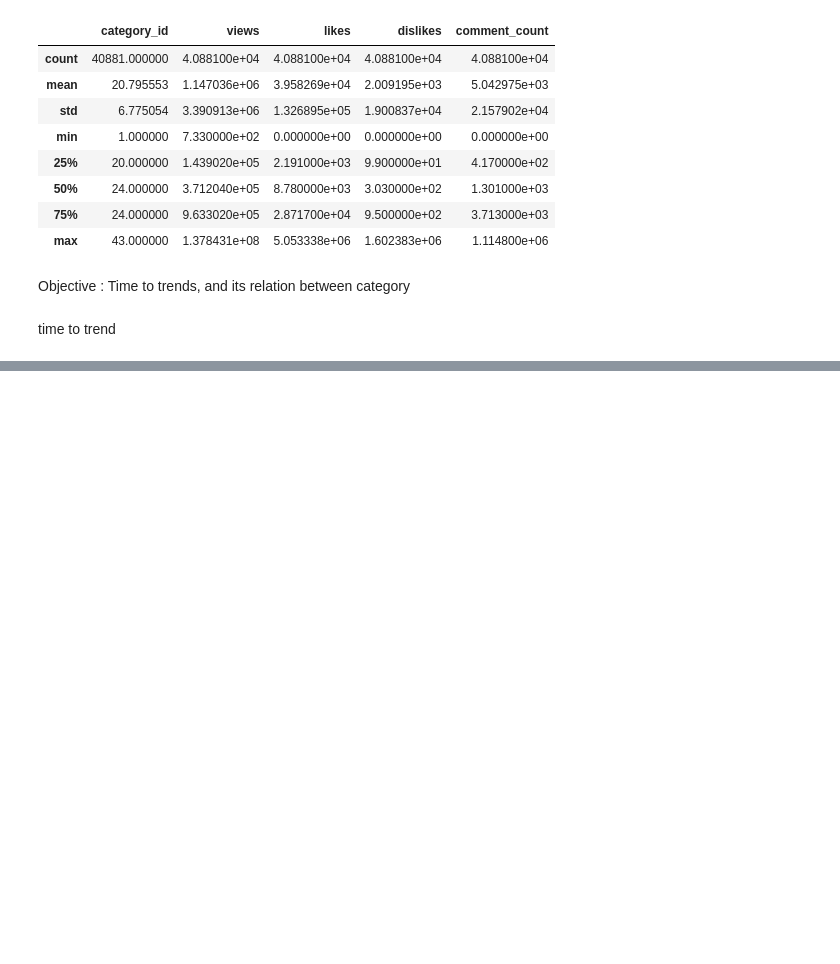
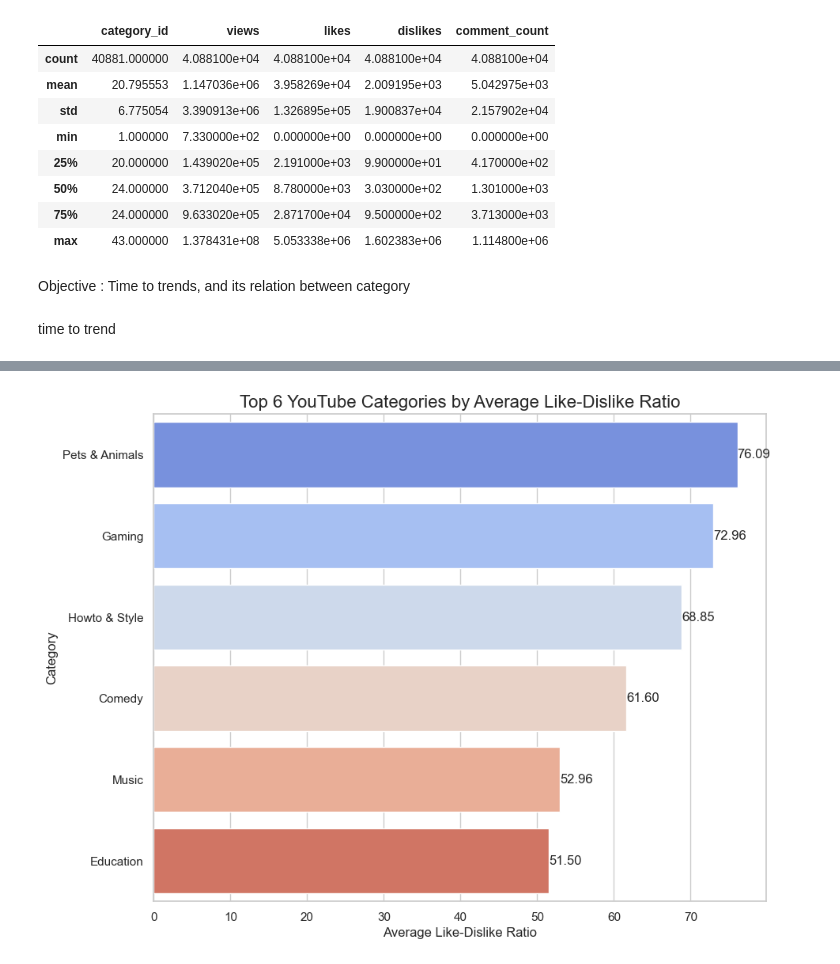
Before and after one commit to aishpatil655/Trending_youtube_Video, a Jupyter notebook: Factor Affecting youtube Videos.ipynb, the cells around one changed output, grey strips where cells are left out. Saved outputs shown, nothing was run; the diff lists cells and outputs as text; code cells hidden in the pictures; blank space fills up the shorter version.

```diff
--- a/Factor Affecting youtube Videos.ipynb
+++ b/Factor Affecting youtube Videos.ipynb
@@ -1173,0 +1656,44 @@ X_train, X_test, Y_train, Y_train = train_test_split()
+# %%
+#We may encounter a zero error when calculating the average like-dislike ratio for certain entries,
+#which arises if some videos have zero dislikes. This results in a mathematical error. For this, we are assigning
+#a NaN value for videos where dislike count is zero, while computing the average/mean while ignoring such values.
+
+def top_like_dislike_ratios_fixed(dataframe, top_n=5):
+    """
+    Plots the top N categories with the highest average like-dislike ratios from the provided DataFrame.
+    Handles potential division by zero and ensures that all ratios are finite.
+
+    Parameters:
+    dataframe (pd.DataFrame)
+    top_n (int)
+    """
+    # Calculating the like-dislike ratio with a check to avoid division by zero
+    dataframe['like_dislike_ratio'] = dataframe.apply(lambda x: x['likes'] / x['dislikes'] if x['dislikes'] > 0 else float('nan'), axis=1)
+
+    # Grouping by category and calculating the average like-dislike ratio
+    like_dislike_ratio = dataframe.groupby('category_name')['like_dislike_ratio'].mean().reset_index()
+
+    # Removing NaN values and sorting to get the top N categories
+    top_like_dislike_ratio = like_dislike_ratio.dropna().sort_values(by='like_dislike_ratio', ascending=False).head(top_n)
+
+    # Creating a bar plot for like-dislike ratios for the top N categories
+    plt.figure(figsize=(10, 8))
+    barplot = sns.barplot(x='like_dislike_ratio', y='category_name', data=top_like_dislike_ratio, palette='coolwarm')
+
+    # Adding values on each bar
+    for p in barplot.patches:
+        width = p.get_width()
+        plt.text(width, p.get_y() + p.get_height() / 2, '{:1.2f}'.format(width), va='center')
+
+    # Setting the titles and labels
+    plt.title(f'Top {top_n} YouTube Categories by Average Like-Dislike Ratio', fontsize=16)
+    plt.xlabel('Average Like-Dislike Ratio')
+    plt.ylabel('Category')
+
+    # Displaying the plot
+    plt.show()
+
+# function with top_n = 6
+top_like_dislike_ratios_fixed(videoCat, top_n=6)
+# %% [output]
+[figure, added]
```
Also changed, not shown: parts of 36 cells of this notebook.
